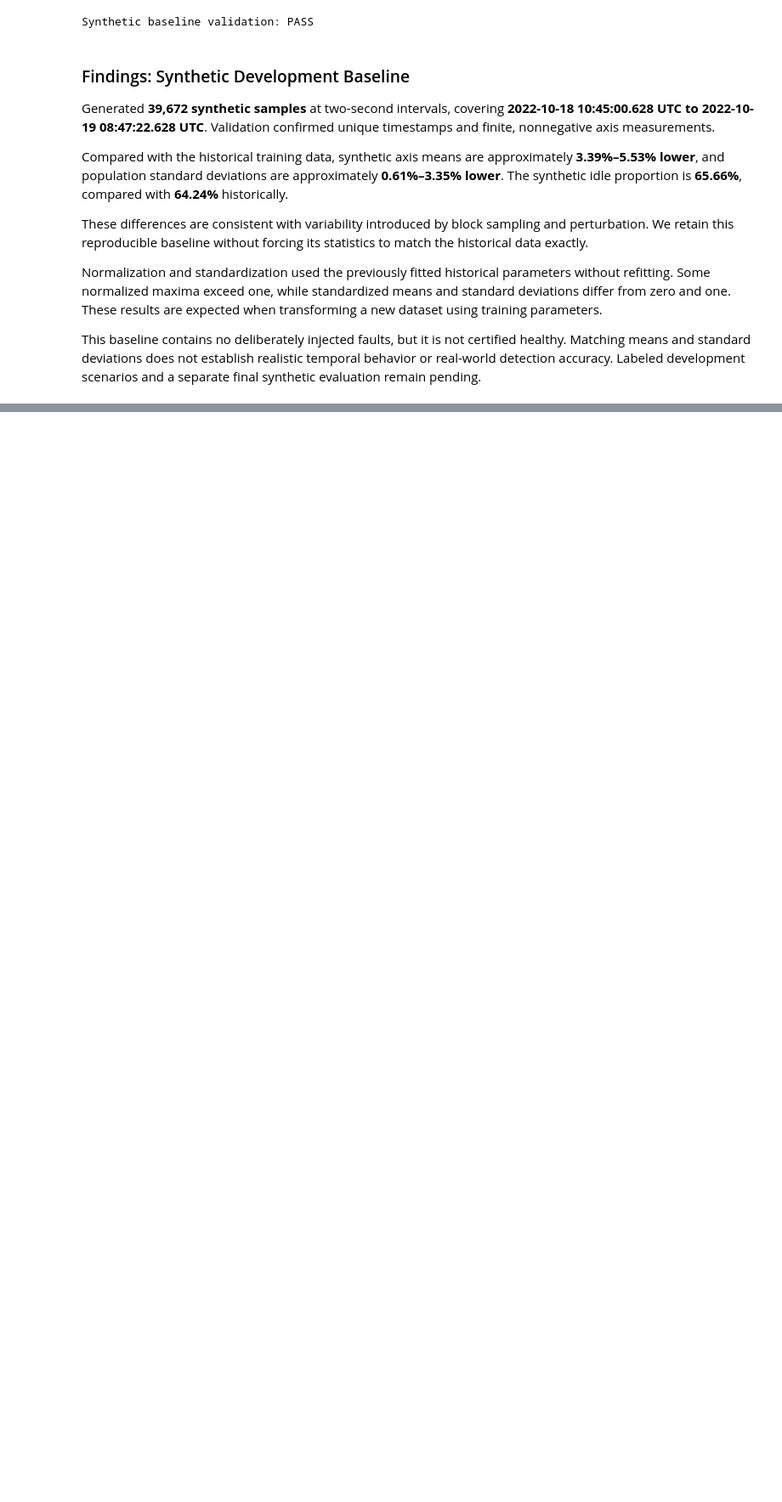
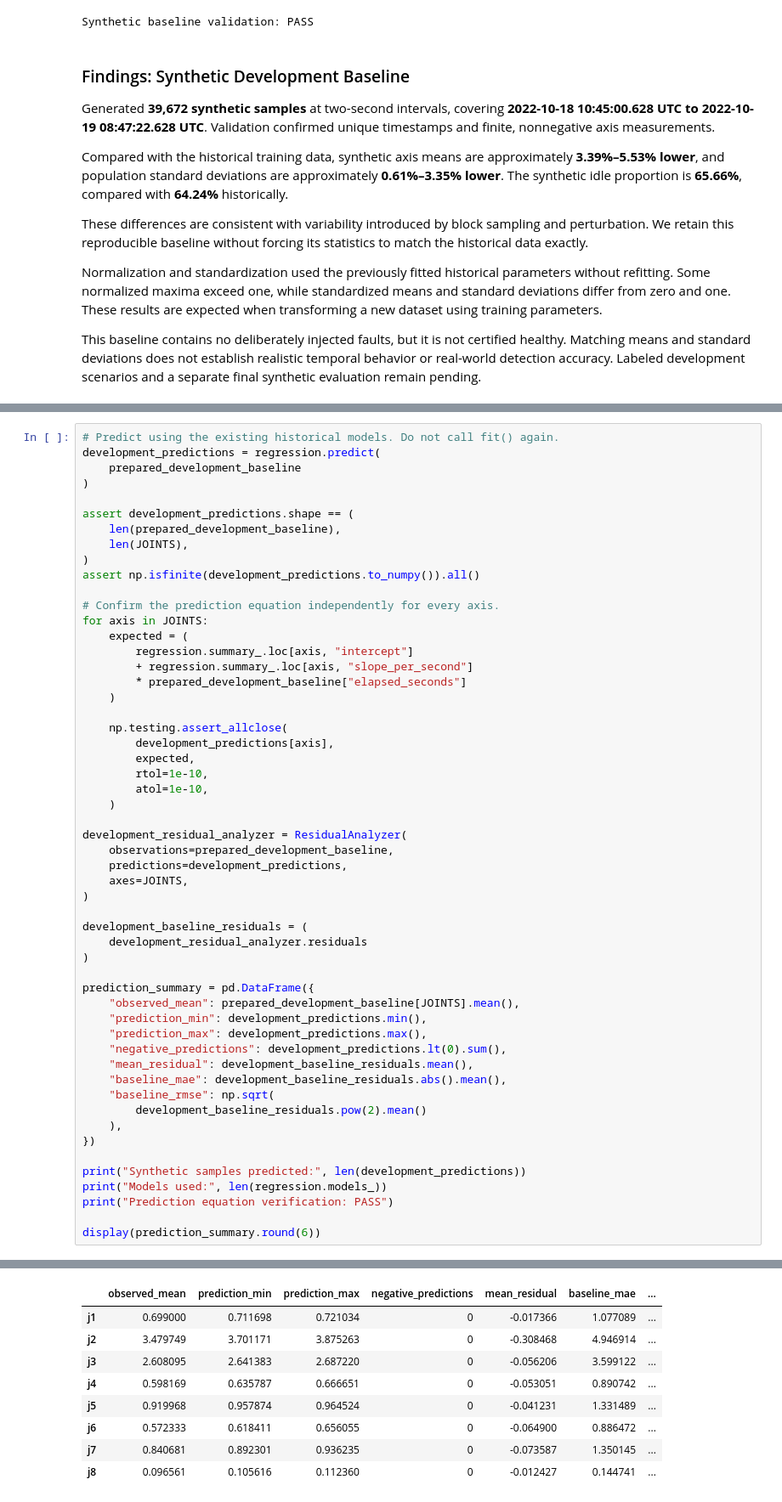
Before and after one commit to UbaidUllah777/DataStreamVisualization-regression-based-anomaly-detection, a Jupyter notebook: Regression_Anomaly_Detection.ipynb, the cells around one changed output, grey strips where cells are left out. Shown at 85% size. Drawn from its saved outputs; the diff is of its cells as text; blank space fills up the shorter version.

Commit message:
Verify synthetic predictions and baseline threshold behavior

```diff
--- a/Regression_Anomaly_Detection.ipynb
+++ b/Regression_Anomaly_Detection.ipynb
@@ -889,0 +902,55 @@ This baseline contains no deliberately injected faults, but it is not certified
+# %%
+# Predict using the existing historical models. Do not call fit() again.
+development_predictions = regression.predict(
+    prepared_development_baseline
+)
+
+assert development_predictions.shape == (
+    len(prepared_development_baseline),
+    len(JOINTS),
+)
+assert np.isfinite(development_predictions.to_numpy()).all()
+
+# Confirm the prediction equation independently for every axis.
+for axis in JOINTS:
+    expected = (
+        regression.summary_.loc[axis, "intercept"]
+        + regression.summary_.loc[axis, "slope_per_second"]
+        * prepared_development_baseline["elapsed_seconds"]
+    )
+
+    np.testing.assert_allclose(
+        development_predictions[axis],
+        expected,
+        rtol=1e-10,
+        atol=1e-10,
+    )
+
+development_residual_analyzer = ResidualAnalyzer(
+    observations=prepared_development_baseline,
+    predictions=development_predictions,
+    axes=JOINTS,
+)
+
+development_baseline_residuals = (
+    development_residual_analyzer.residuals
+)
+
+prediction_summary = pd.DataFrame({
+    "observed_mean": prepared_development_baseline[JOINTS].mean(),
+    "prediction_min": development_predictions.min(),
+    "prediction_max": development_predictions.max(),
+    "negative_predictions": development_predictions.lt(0).sum(),
+    "mean_residual": development_baseline_residuals.mean(),
+    "baseline_mae": development_baseline_residuals.abs().mean(),
+    "baseline_rmse": np.sqrt(
+        development_baseline_residuals.pow(2).mean()
+    ),
+})
+
+print("Synthetic samples predicted:", len(development_predictions))
+print("Models used:", len(regression.models_))
+print("Prediction equation verification: PASS")
+
+display(prediction_summary.round(6))
+# %% [output]
@@ -889,0 +960,9 @@ This baseline contains no deliberately injected faults, but it is not certified
+|  | observed_mean | prediction_min | prediction_max | negative_predictions | mean_residual | baseline_mae | ... |
+| j1 | 0.699000 | 0.711698 | 0.721034 | 0 | -0.017366 | 1.077089 | ... |
+| j2 | 3.479749 | 3.701171 | 3.875263 | 0 | -0.308468 | 4.946914 | ... |
+| j3 | 2.608095 | 2.641383 | 2.687220 | 0 | -0.056206 | 3.599122 | ... |
+| j4 | 0.598169 | 0.635787 | 0.666651 | 0 | -0.053051 | 0.890742 | ... |
+| j5 | 0.919968 | 0.957874 | 0.964524 | 0 | -0.041231 | 1.331489 | ... |
+| j6 | 0.572333 | 0.618411 | 0.656055 | 0 | -0.064900 | 0.886472 | ... |
+| j7 | 0.840681 | 0.892301 | 0.936235 | 0 | -0.073587 | 1.350145 | ... |
+| j8 | 0.096561 | 0.105616 | 0.112360 | 0 | -0.012427 | 0.144741 | ... |
```
Also changed, not shown: parts of 5 cells of this notebook.
